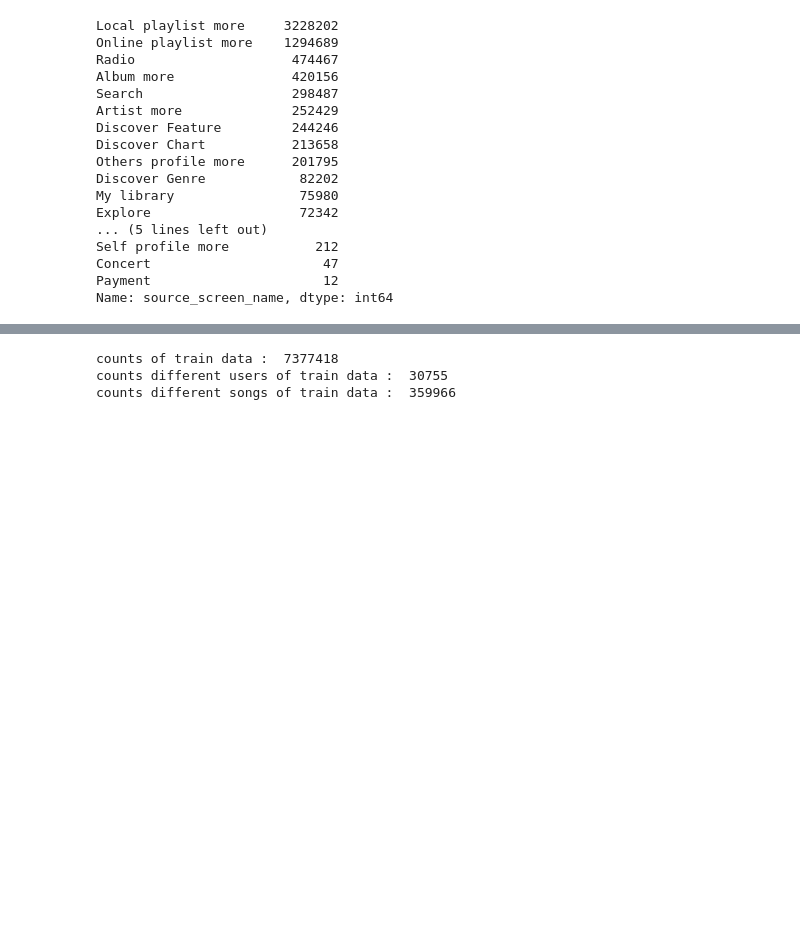
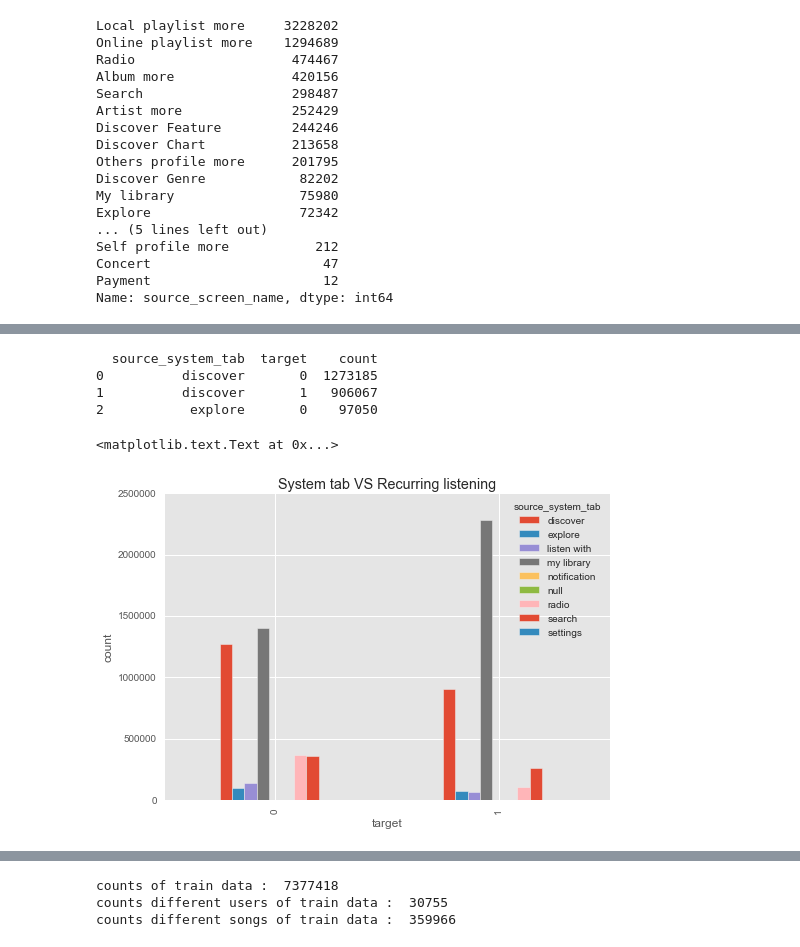
Before and after one commit to yennanliu/KKBox_Music_Recommendation, a Jupyter notebook: notebook/KKBox_Recommend_EDA.ipynb, the cells around one changed output, grey strips where cells are left out. Saved outputs shown, nothing was run; the diff lists cells and outputs as text; code cells hidden in the pictures; blank space fills up the shorter version.

```diff
--- a/notebook/KKBox_Recommend_EDA.ipynb
+++ b/notebook/KKBox_Recommend_EDA.ipynb
@@ -468,0 +498,22 @@ df_train.head(3)
+# %%
+system_tab_target=df_train.groupby(['source_system_tab','target'])\
+                          .count()\
+                          .reset_index()[['source_system_tab','target','msno']]
+
+system_tab_target.columns = ['source_system_tab','target','count']
+# %%
+pd.pivot_table(system_tab_target,
+               index='target',
+               columns='source_system_tab',
+               values='count').plot(kind='bar')
+
+print (system_tab_target.head(3))
+plt.ylabel('count')
+plt.title('System tab VS Recurring listening')
+# %% [output]
+  source_system_tab  target    count
+0          discover       0  1273185
+1          discover       1   906067
+2           explore       0    97050
+<matplotlib.text.Text at 0x...>
+[figure, added]
```
Also changed, not shown: parts of 10 cells of this notebook.
